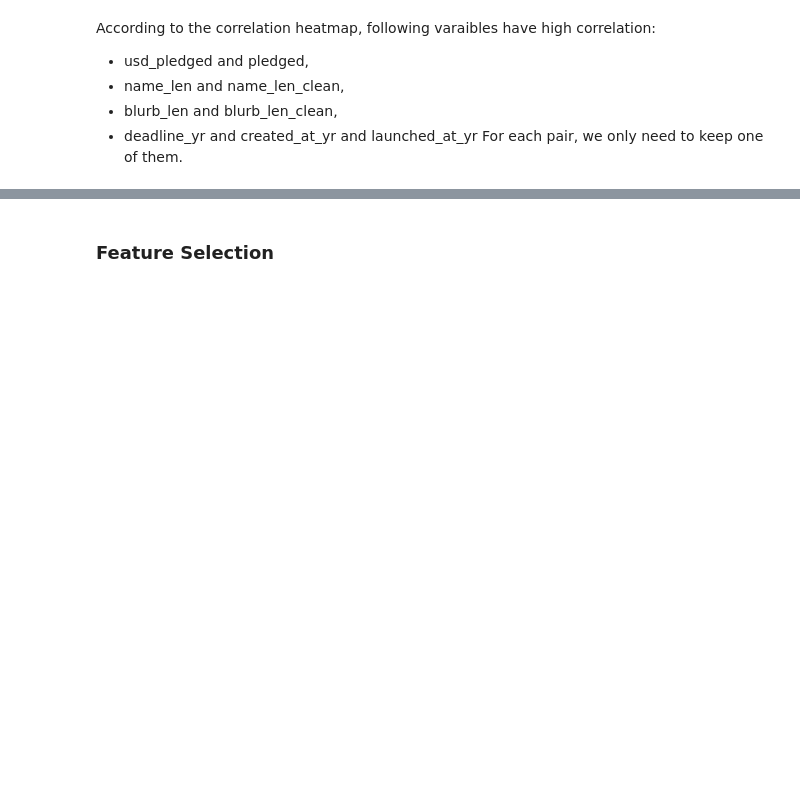
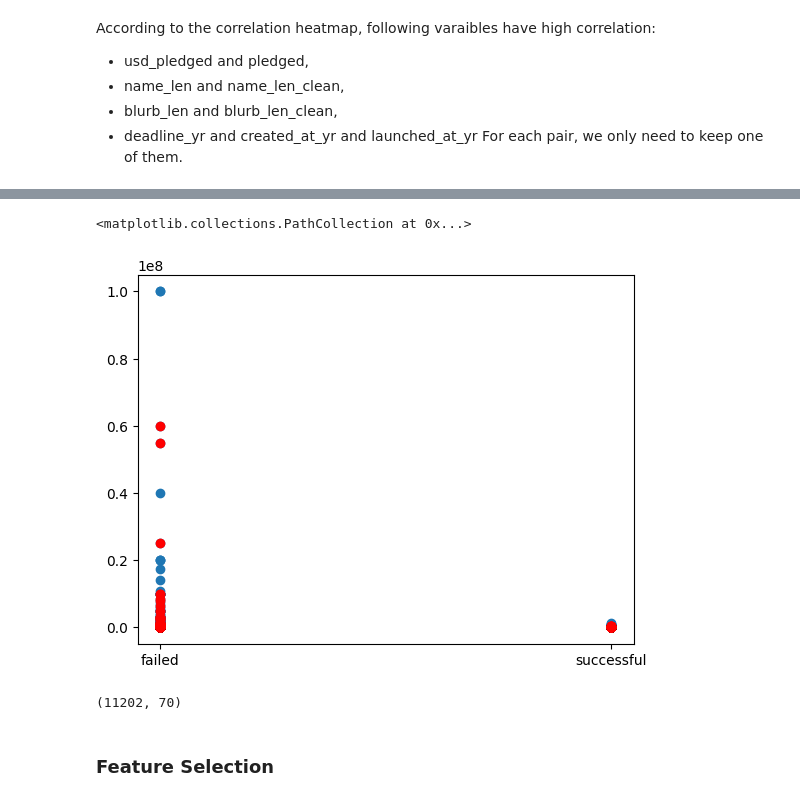
Before and after one commit to shanshanlao/life-expectancy-prediction, a Jupyter notebook: Kickstarter-predictions/kickstarter_prediction.ipynb, the cells around one changed output, grey strips where cells are left out. Saved outputs shown, nothing was run; the diff lists cells and outputs as text; code cells hidden in the pictures; blank space fills up the shorter version.

```diff
--- a/Kickstarter-predictions/kickstarter_prediction.ipynb
+++ b/Kickstarter-predictions/kickstarter_prediction.ipynb
@@ -191,0 +137,6 @@ Name: state, Length: 12180, dtype: int64
+# %%
+from sklearn.ensemble import IsolationForest
+iforest = IsolationForest(n_estimators=100,contamination=0.1,random_state=3)
+
+pred = iforest.fit_predict(df)
+score = iforest.decision_function(df)
@@ -191,0 +150,13 @@ Name: state, Length: 12180, dtype: int64
+# %%
+## Extracting anomalies
+from numpy import where
+anomaly_index = where(pred==-1)
+anomaly_values = df.iloc[anomaly_index]
+anomaly_index
+
+from matplotlib import pyplot
+pyplot.scatter(df['state'],df['goal'])
+pyplot.scatter(anomaly_values['state'],anomaly_values['goal'],color='r')
+# %% [output]
+<matplotlib.collections.PathCollection at 0x...>
+[figure, added]
@@ -192,3 +167,7 @@ Name: state, Length: 12180, dtype: int64
+# %%
+df.shape
+# %% [output]
+(11202, 70)
 # %% [markdown]
 ### Feature Selection
 # %%
```
Also changed, not shown: parts of 37 cells of this notebook, 1 other file.
